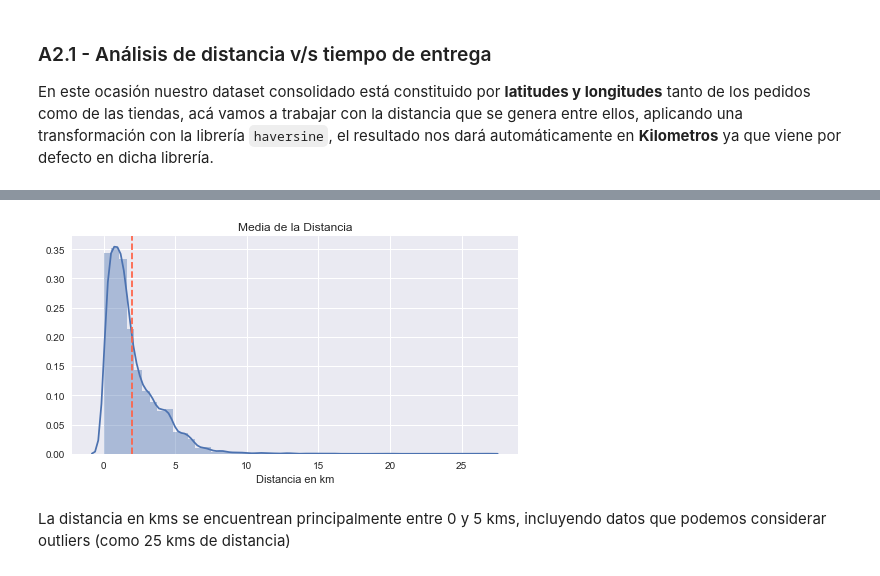
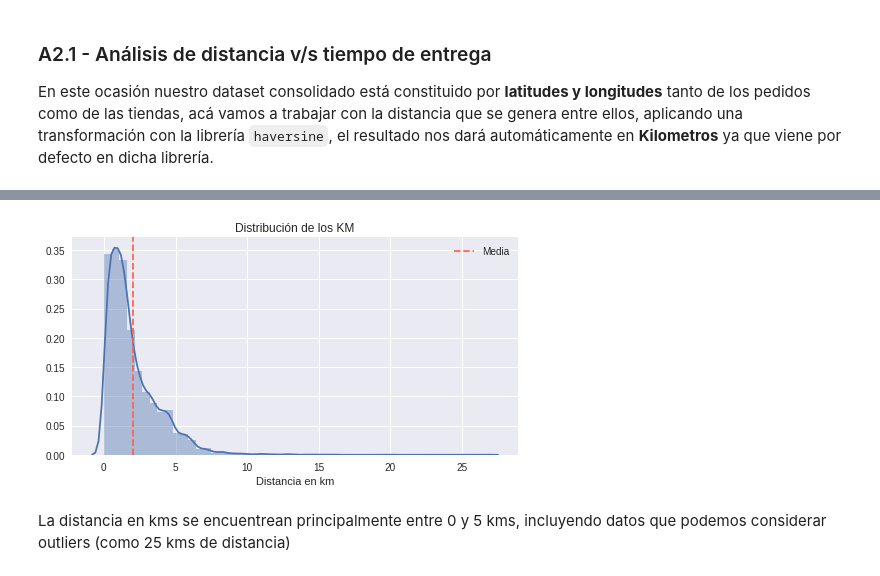
Before and after one commit to callejasv1/proyecto_oraculo, a Jupyter notebook: ProyectoV_Original.ipynb, the cells around one changed output, grey strips where cells are left out. Cells and saved outputs as stored; diff of their text form; code cells hidden in the pictures.

```diff
--- a/ProyectoV_Original.ipynb
+++ b/ProyectoV_Original.ipynb
@@ -541,10 +542,11 @@ df.tail()
 # %%
 plt.figure(figsize=(8, 4))
 sns.distplot(df['distancia'], axlabel='Distancia en km')
 plt.axvline(df['distancia'].mean(), color = 'tomato', ls='--', label="Media")
-plt.title("Media de la Distancia");
+plt.title("Distribución de los KM")
+plt.legend();
 # %% [output]
-[figure, old version]
+[figure, new version]
 # %% [markdown]
 La distancia en kms se encuentrean principalmente entre 0 y 5 kms, incluyendo datos que podemos considerar outliers (como 25 kms de distancia)
 # %%
```
Also changed, not shown: parts of 47 cells of this notebook.
